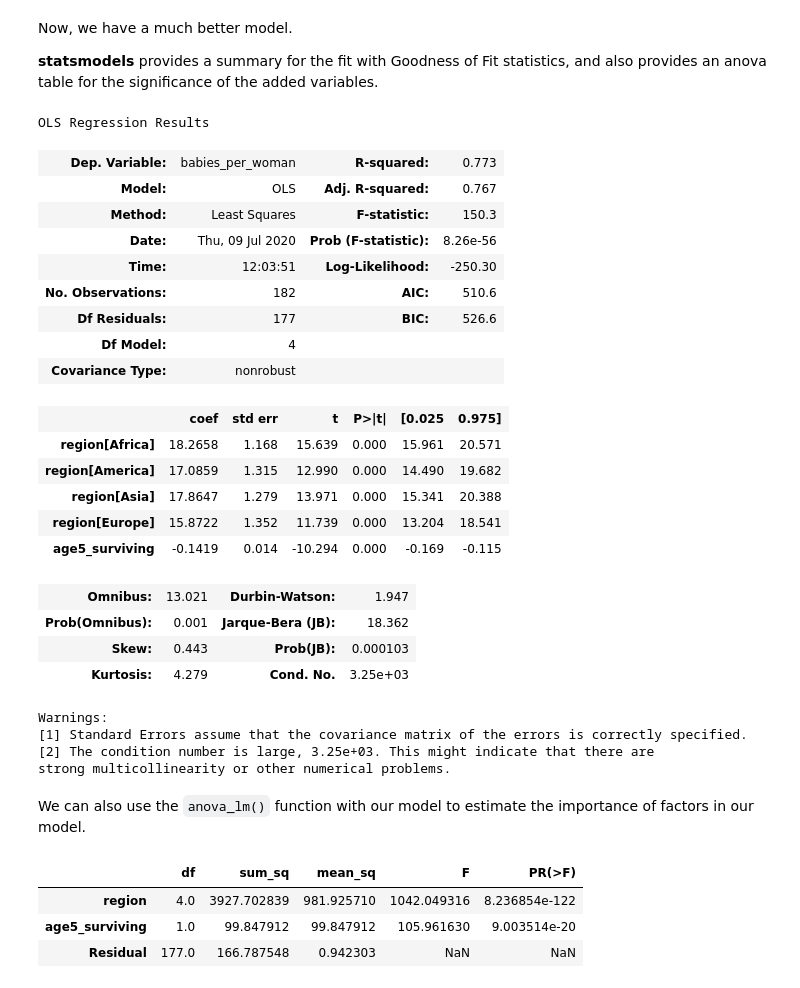
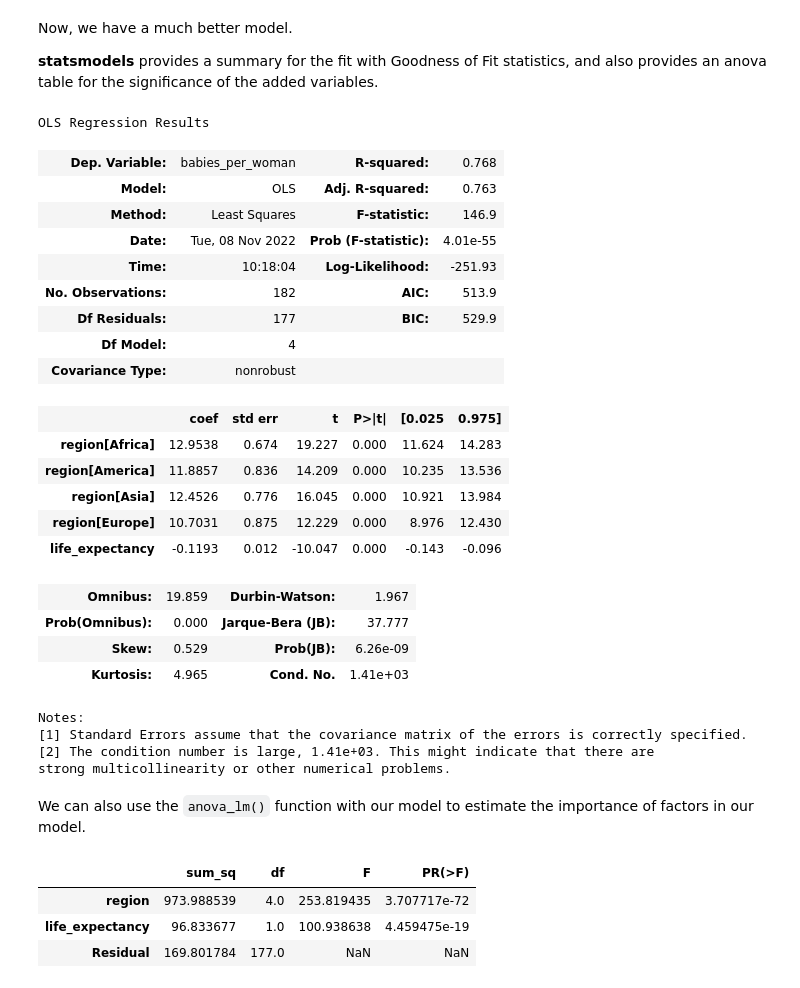
Before and after one commit to DeisData/python, a Jupyter notebook: sequential/stats.ipynb, the cells around one changed output. Drawn from its saved outputs; the diff is of its cells as text; code cells hidden in the pictures.

Commit message:
changes to stats sequential

```diff
--- a/sequential/stats.ipynb
+++ b/sequential/stats.ipynb
@@ -174,7 +178,7 @@ colors = gdata.region.map({'Africa': 'skyblue', 'Europe': 'gold', 'America': 'pa
 
 # create plotting function
 def plotdata():
-    gdata.plot.scatter('age5_surviving','babies_per_woman',
+    gdata.plot.scatter('life_expectancy','babies_per_woman',
                        c=colors,s=size,linewidths=0.5,edgecolor='k',alpha=0.5)
 # %% [markdown]
 Using the custom function we just specified, let's visualize the relationship between `age5_surviving` and `babies_per_woman`.
@@ -212,7 +216,7 @@ Let's make a new function to visualize these results, using the old function we
 # Let's make a function to plot the data against the model prediction
 def plotfit(fit):
     plotdata()
-    plt.scatter(gdata.age5_surviving, fit.predict(gdata),
+    plt.scatter(gdata.life_expectancy, fit.predict(gdata),
               c=colors,s=30,linewidths=0.5,edgecolor='k',marker='D')
 
 plotfit(grandmean)
@@ -246,5 +250,5 @@ This is a much more informed model, but we can still do a lot better. Let's take
 # %%
-surviving = smf.ols(formula='babies_per_woman ~ -1 + region + age5_surviving',data=gdata).fit()
+surviving = smf.ols(formula='babies_per_woman ~ -1 + region + life_expectancy',data=gdata).fit()
 # %%
 plotfit(surviving)
 print(surviving.params)
@@ -264,35 +268,35 @@ Now, we have a much better model.
 surviving.summary()
 # %% [output]
 OLS Regression Results
-| Dep. Variable: | babies_per_woman | R-squared: | 0.773 |
-| Model: | OLS | Adj. R-squared: | 0.767 |
-| Method: | Least Squares | F-statistic: | 150.3 |
-| Date: | Thu, 09 Jul 2020 | Prob (F-statistic): | 8.26e-56 |
-| Time: | 12:03:51 | Log-Likelihood: | -250.30 |
-| No. Observations: | 182 | AIC: | 510.6 |
-| Df Residuals: | 177 | BIC: | 526.6 |
+| Dep. Variable: | babies_per_woman | R-squared: | 0.768 |
+| Model: | OLS | Adj. R-squared: | 0.763 |
+| Method: | Least Squares | F-statistic: | 146.9 |
+| Date: | Tue, 08 Nov 2022 | Prob (F-statistic): | 4.01e-55 |
+| Time: | 10:18:04 | Log-Likelihood: | -251.93 |
+| No. Observations: | 182 | AIC: | 513.9 |
+| Df Residuals: | 177 | BIC: | 529.9 |
 | Df Model: | 4 |  |  |
 | Covariance Type: | nonrobust |  |  |
 |  | coef | std err | t | P>|t| | [0.025 | 0.975] |
-| region[Africa] | 18.2658 | 1.168 | 15.639 | 0.000 | 15.961 | 20.571 |
-| region[America] | 17.0859 | 1.315 | 12.990 | 0.000 | 14.490 | 19.682 |
-| region[Asia] | 17.8647 | 1.279 | 13.971 | 0.000 | 15.341 | 20.388 |
-| region[Europe] | 15.8722 | 1.352 | 11.739 | 0.000 | 13.204 | 18.541 |
-| age5_surviving | -0.1419 | 0.014 | -10.294 | 0.000 | -0.169 | -0.115 |
+| region[Africa] | 12.9538 | 0.674 | 19.227 | 0.000 | 11.624 | 14.283 |
+| region[America] | 11.8857 | 0.836 | 14.209 | 0.000 | 10.235 | 13.536 |
+| region[Asia] | 12.4526 | 0.776 | 16.045 | 0.000 | 10.921 | 13.984 |
+| region[Europe] | 10.7031 | 0.875 | 12.229 | 0.000 | 8.976 | 12.430 |
+| life_expectancy | -0.1193 | 0.012 | -10.047 | 0.000 | -0.143 | -0.096 |
-| Omnibus: | 13.021 | Durbin-Watson: | 1.947 |
-| Prob(Omnibus): | 0.001 | Jarque-Bera (JB): | 18.362 |
-| Skew: | 0.443 | Prob(JB): | 0.000103 |
-| Kurtosis: | 4.279 | Cond. No. | 3.25e+03 |
+| Omnibus: | 19.859 | Durbin-Watson: | 1.967 |
+| Prob(Omnibus): | 0.000 | Jarque-Bera (JB): | 37.777 |
+| Skew: | 0.529 | Prob(JB): | 6.26e-09 |
+| Kurtosis: | 4.965 | Cond. No. | 1.41e+03 |
-Warnings:
+Notes:
 [1] Standard Errors assume that the covariance matrix of the errors is correctly specified.
-[2] The condition number is large, 3.25e+03. This might indicate that there are
+[2] The condition number is large, 1.41e+03. This might indicate that there are
 strong multicollinearity or other numerical problems.
 # %% [markdown]
 We can also use the `anova_lm()` function with our model to estimate the importance of factors in our model.
 # %%
-sm.stats.anova_lm(surviving)
+sm.stats.anova_lm(surviving, typ=2)
 # %% [output]
-|  | df | sum_sq | mean_sq | F | PR(>F) |
-| region | 4.0 | 3927.702839 | 981.925710 | 1042.049316 | 8.236854e-122 |
-| age5_surviving | 1.0 | 99.847912 | 99.847912 | 105.961630 | 9.003514e-20 |
-| Residual | 177.0 | 166.787548 | 0.942303 | NaN | NaN |
+|  | sum_sq | df | F | PR(>F) |
+| region | 973.988539 | 4.0 | 253.819435 | 3.707717e-72 |
+| life_expectancy | 96.833677 | 1.0 | 100.938638 | 4.459475e-19 |
+| Residual | 169.801784 | 177.0 | NaN | NaN |
```
Also changed, not shown: parts of 10 cells of this notebook.
